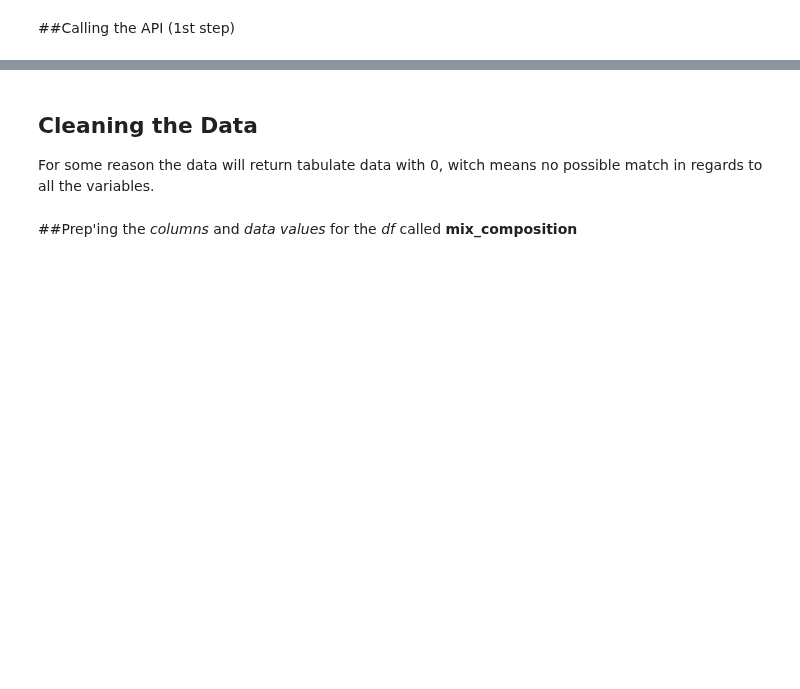
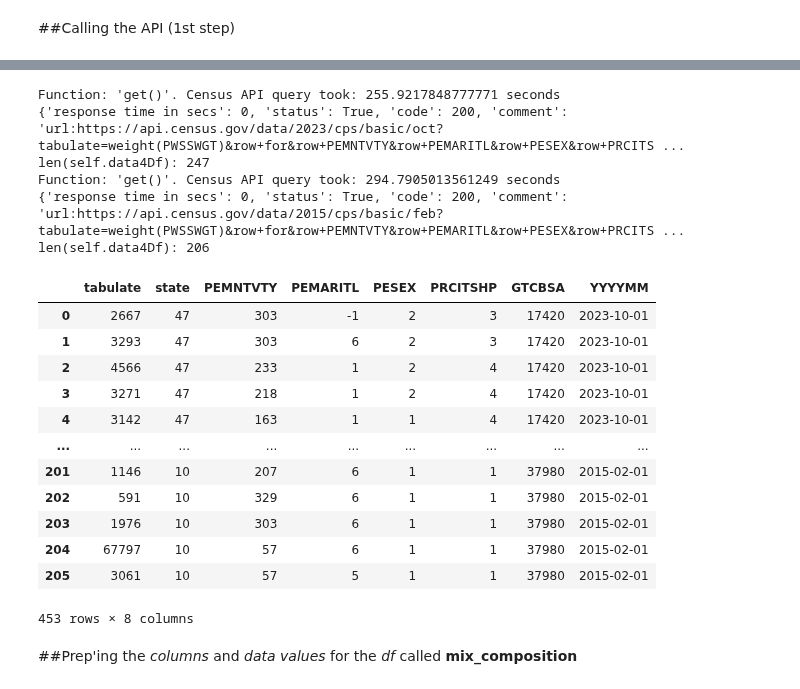
Before and after one commit to w86w86/econ8320_US-Census, a Jupyter notebook: MAIN.ipynb, the cells around one changed output, grey strips where cells are left out. Cells and saved outputs as stored; diff of their text form; code cells hidden in the pictures; blank space fills up the shorter version.

```diff
--- a/MAIN.ipynb
+++ b/MAIN.ipynb
@@ -42,19 +52,7 @@ CBSA:
 # %%
-##Constantes
-month_dict = {
-    1: "jan",
-    2: "feb",
-    3: "mar",
-    4: "apr",
-    5: "may",
-    6: "jun",
-    7: "jul",
-    8: "aug",
-    9: "sep",
-    10: "oct",
-    11: "nov",
-    12: "dec"
-}
+# (1) CONSTANTES
+month_dict = {    1: "jan",    2: "feb",    3: "mar",    4: "apr",    5: "may",    6: "jun",
+    7: "jul",    8: "aug",    9: "sep",    10: "oct",    11: "nov",    12: "dec"}
 # Find the key for 'A MONTH'
 def monthTLA(m):
   """
@@ -106,3 +77,0 @@ https://api.census.gov/data/2015/cps/basic/oct?tabulate=weight(PWSSWGT)&row+for&
-# %% [markdown]
-## Cleaning the Data
-For some reason the data will return tabulate data with 0, witch means no possible match in regards to all the variables.
@@ -118,2 +270,38 @@ data = re.sub(pattern_cleaning, '', data)
+# %%
+# (4) TEST
+stateID = states[1] #47 #range(1-56), without 3, 7, 14, 43
+year = 2023 # range(2010-2023)
+month = month_dict[10] #range(1-12)
+dataA = MixComp(stateID, year, month)
+dataA.main()
+
+stateID = states[2] #range(1-56), without 3, 7, 14, 43
+year = 2015 # range(2010-2023)
+month = month_dict[2] #range(1-12)
+dataB = MixComp(stateID, year, month)
+dataB.main()
+
+dataR = dataA + dataB
+dataR
+# %% [output]
+Function: 'get()'. Census API query took: 255.9217848777771 seconds
+{'response time in secs': 0, 'status': True, 'code': 200, 'comment': 'url:https://api.census.gov/data/2023/cps/basic/oct?tabulate=weight(PWSSWGT)&row+for&row+PEMNTVTY&row+PEMARITL&row+PESEX&row+PRCITS ...
+len(self.data4Df): 247
+Function: 'get()'. Census API query took: 294.7905013561249 seconds
+{'response time in secs': 0, 'status': True, 'code': 200, 'comment': 'url:https://api.census.gov/data/2015/cps/basic/feb?tabulate=weight(PWSSWGT)&row+for&row+PEMNTVTY&row+PEMARITL&row+PESEX&row+PRCITS ...
+len(self.data4Df): 206
+|  | tabulate | state | PEMNTVTY | PEMARITL | PESEX | PRCITSHP | GTCBSA | YYYYMM |
+| 0 | 2667 | 47 | 303 | -1 | 2 | 3 | 17420 | 2023-10-01 |
+| 1 | 3293 | 47 | 303 | 6 | 2 | 3 | 17420 | 2023-10-01 |
+| 2 | 4566 | 47 | 233 | 1 | 2 | 4 | 17420 | 2023-10-01 |
+| 3 | 3271 | 47 | 218 | 1 | 2 | 4 | 17420 | 2023-10-01 |
+| 4 | 3142 | 47 | 163 | 1 | 1 | 4 | 17420 | 2023-10-01 |
+| ... | ... | ... | ... | ... | ... | ... | ... | ... |
+| 201 | 1146 | 10 | 207 | 6 | 1 | 1 | 37980 | 2015-02-01 |
+| 202 | 591 | 10 | 329 | 6 | 1 | 1 | 37980 | 2015-02-01 |
+| 203 | 1976 | 10 | 303 | 6 | 1 | 1 | 37980 | 2015-02-01 |
+| 204 | 67797 | 10 | 57 | 6 | 1 | 1 | 37980 | 2015-02-01 |
+| 205 | 3061 | 10 | 57 | 5 | 1 | 1 | 37980 | 2015-02-01 |
+453 rows × 8 columns
 # %% [markdown]
 ##Prep'ing the _columns_ and _data values_ for the _df_ called **mix_composition**
```
Also changed, not shown: parts of 23 cells of this notebook.
